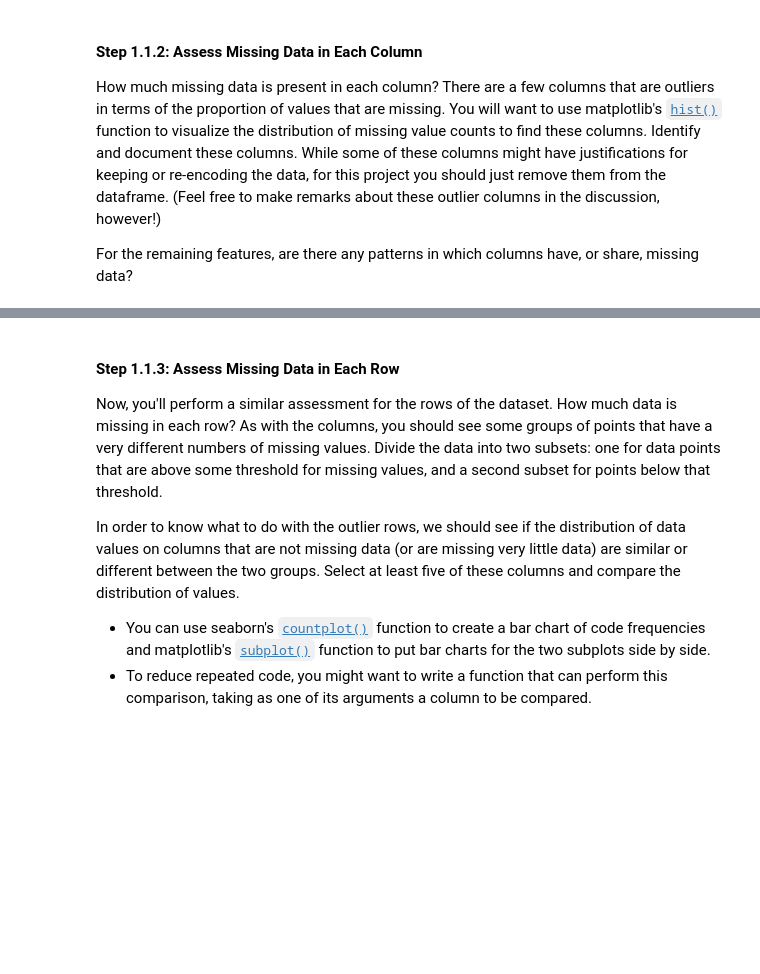
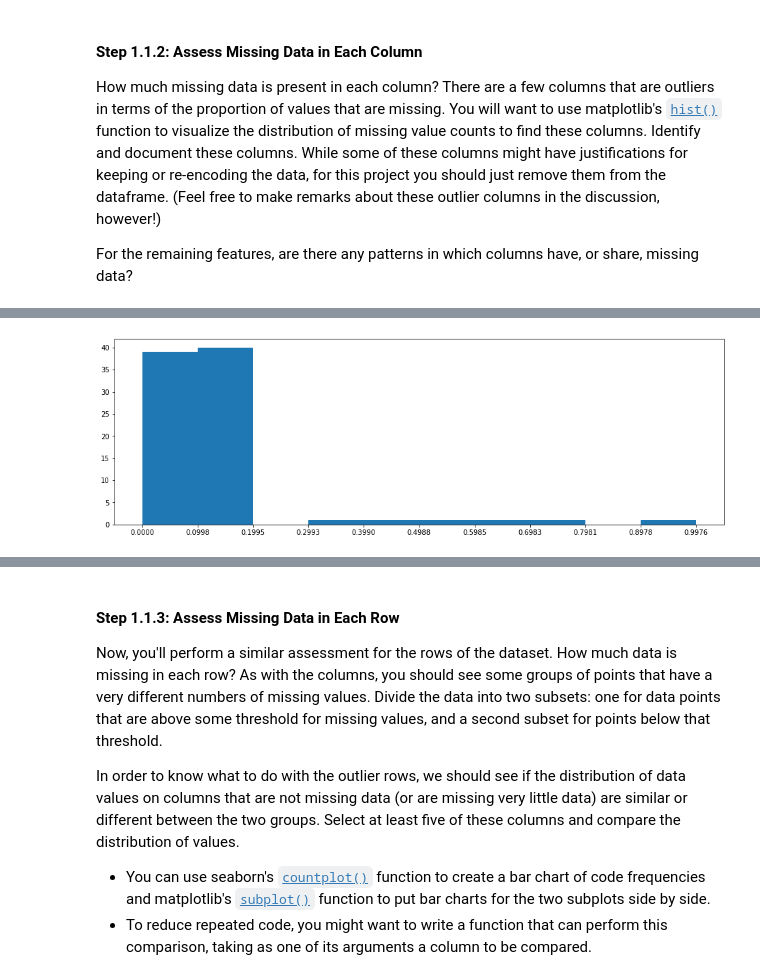
Before and after one commit to Mazen-Embaby/customer_segments, a Jupyter notebook: Identify_Customer_Segments.ipynb, the cells around one changed output, grey strips where cells are left out. Cells and saved outputs as stored; diff of their text form; code cells hidden in the pictures; blank space fills up the shorter version.

```diff
--- a/Identify_Customer_Segments.ipynb
+++ b/Identify_Customer_Segments.ipynb
@@ -65,2 +220,21 @@ The fourth column of the feature attributes summary (loaded in above as `feat_in
+# %%
+# Identify missing or unknown data values and convert them to NaNs.
+def find_mis_vals_convert_to_nans(df: pd.DataFrame):
+    for index, row in feat_info.iterrows():
+        col_name = row.attribute
+        mis_vals = feat_info.iloc[index, 3]
+        # print ("column name {} and corrospinding missing values are {}".format(col_name, mis_vals))
+
+        # determine the column(feature) type for comparison
+        col_type = df[col_name].dtype
+
+        for val in mis_vals:
+            if (col_type in ['int64', 'float64'] ): # type is number
+                df[col_name] = df[col_name].replace( int(val), np.nan ) # use int due all numbers have no fraction
+
+            else: # type is object
+                df[col_name] = df[col_name].replace(val, np.nan)
+    return df
 # %%
 # Identify missing or unknown data values and convert them to NaNs.
+azdias = find_mis_vals_convert_to_nans(azdias)
@@ -71,5 +275,11 @@ How much missing data is present in each column? There are a few columns that ar
 
 For the remaining features, are there any patterns in which columns have, or share, missing data?
 # %%
-# Perform an assessment of how much missing data there is in each column of the
-# dataset.
+# Perform an assessment of how much missing data there is in each column of the dataset azdias.
+def find_missing_data_per_col(df: pd.DataFrame):
+    mis_val_per_col_perc = (df.isna().sum()) / len(df)
+    mis_val_per_col_perc = mis_val_per_col_perc.sort_values(ascending=False) # sort cols with most missing data to the least
+    return mis_val_per_col_perc
+# %%
+mis_val_per_col_perc =  find_missing_data_per_col(azdias)
+print ('The missing values sorted from highest to lowest per columns as percentage (0 to 1) as following :\n{}'.format(mis_val_per_col_perc))
@@ -76,2 +300,9 @@ For the remaining features, are there any patterns in which columns have, or sha
+# %%
+fig = plt.figure(figsize=(16, 5))
+n, bins, patches = plt.hist(mis_val_per_col_perc)
+plt.xticks(bins)
+plt.show()
+# %% [output]
+[figure, added]
 # %%
 # Investigate patterns in the amount of missing data in each column.
```
Also changed, not shown: parts of 126 cells of this notebook, 1 other file.
